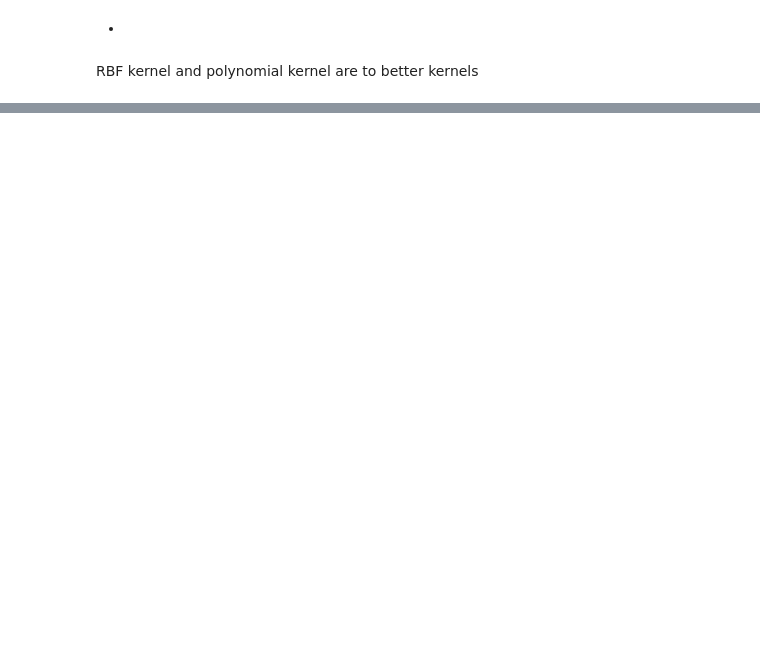
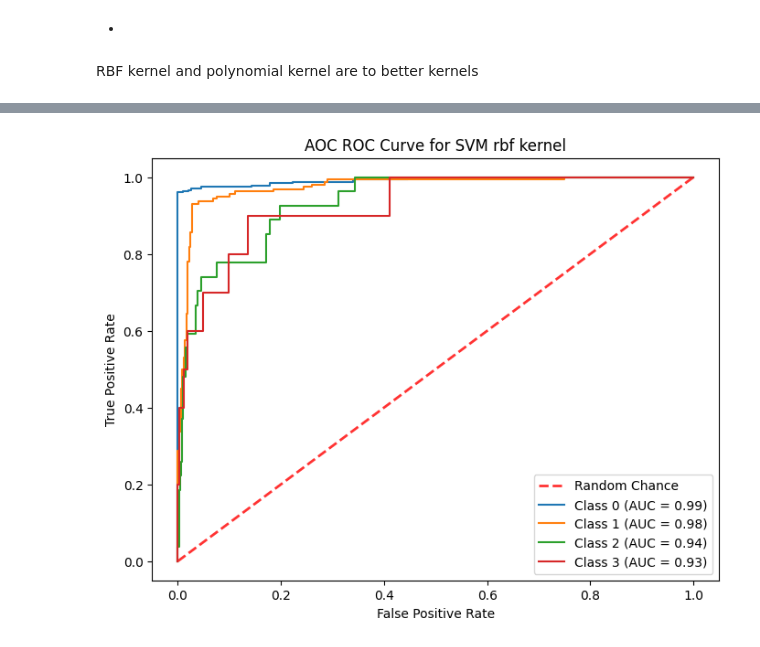
Before and after one commit to dimo192/ML, a Jupyter notebook: Crystal classification-1.0.ipynb, the cells around one changed output, grey strips where cells are left out. Saved outputs shown, nothing was run; the diff lists cells and outputs as text; code cells hidden in the pictures; blank space fills up the shorter version.

```diff
--- a/Crystal classification-1.0.ipynb
+++ b/Crystal classification-1.0.ipynb
@@ -241,6 +273,6 @@ weighted avg       0.35      0.30      0.28      1292
 # %%
 #weighted
-SVM_sigmoid2= svm.SVC(kernel='sigmoid',C=209.5,gamma=0.01)
+SVM_sigmoid2= svm.SVC(kernel='sigmoid',C=20,gamma=0.01)
 SVM_sigmoid2.fit(X_train, Y_train, sample_weight=weights)
 print("Accuracy:",SVM_sigmoid2.score(X_test,Y_test))
 # %% [output]
@@ -292,6 +324,6 @@ weighted avg       0.89      0.89      0.89      1292
 # %%
 #weighted
-SVM_poly2= svm.SVC(kernel ='poly', degree = 5,C=209.5)
+SVM_poly2= svm.SVC(kernel ='poly', degree = 5,C=2)
 SVM_poly2.fit(X_train, Y_train, sample_weight=weights)
 print("Accuracy:",SVM_poly2.score(X_test,Y_test))
 # %% [output]
@@ -334,0 +371,8 @@ plt.show()
+# %%
+c=0
+for i in X_test[0]:
+    print(type(i))
+    if type(i)=="int":
+        c+=1
+print(c)
+print(len(X_test[0]))
@@ -334,0 +398,29 @@ plt.show()
+# %%
+def roc(model,text1):
+    y_pred_proba = model.predict_proba(X_test)
+    fprs = []
+    tprs = []
+    roc_auc_scores = []
+    for i in range(0, int(Y_train.max())+1):
+        y_true_i = (Y_test == i).astype(int)
+        fpr, tpr, _ = roc_curve(y_true_i, y_pred_proba[:, i])
+        fprs.append(fpr)
+        tprs.append(tpr)
+        roc_auc_scores.append(roc_auc_score(y_true_i, y_pred_proba[:, i]))
+
+    mean_roc_auc = np.mean(roc_auc_scores)
+    plt.figure(figsize=(8, 6))
+    plt.plot([0, 1], [0, 1], linestyle='--', lw=2, color='r', label='Random Chance', alpha=.8)
+
+    for i in range(0, int(Y_train.max())+1):
+        plt.plot(fprs[i], tprs[i], label='Class {} (AUC = {:.2f})'.format(i, roc_auc_scores[i]))
+
+    plt.xlabel('False Positive Rate')
+    plt.ylabel('True Positive Rate')
+    plt.title('AOC ROC Curve for '+str(text1))
+    plt.legend(loc="lower right")
+    plt.show()
+# %%
+roc(SVM_rbf,"SVM rbf kernel")
+# %% [output]
+[figure, added]
```
Also changed, not shown: parts of 29 cells of this notebook, 6 other files.
